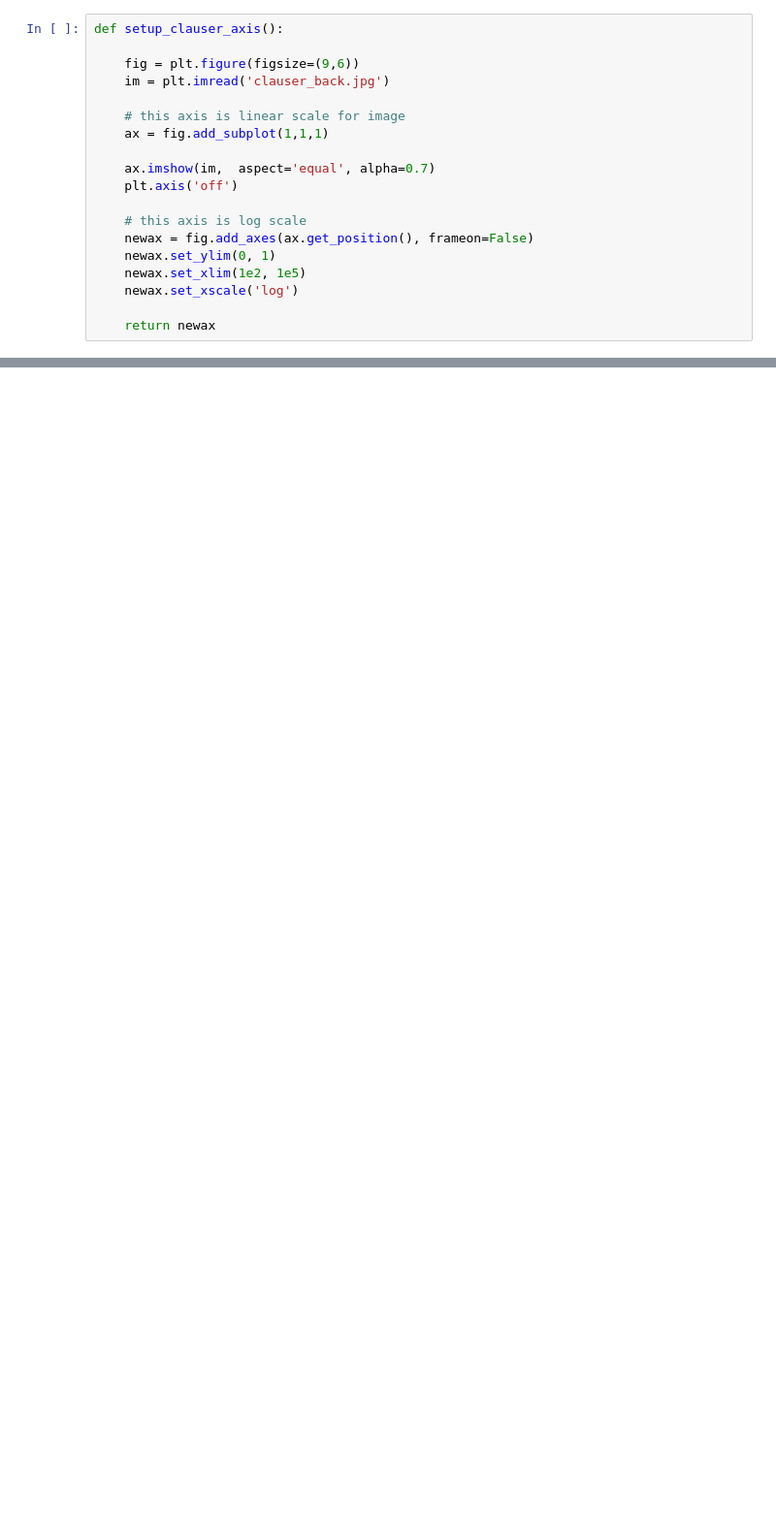
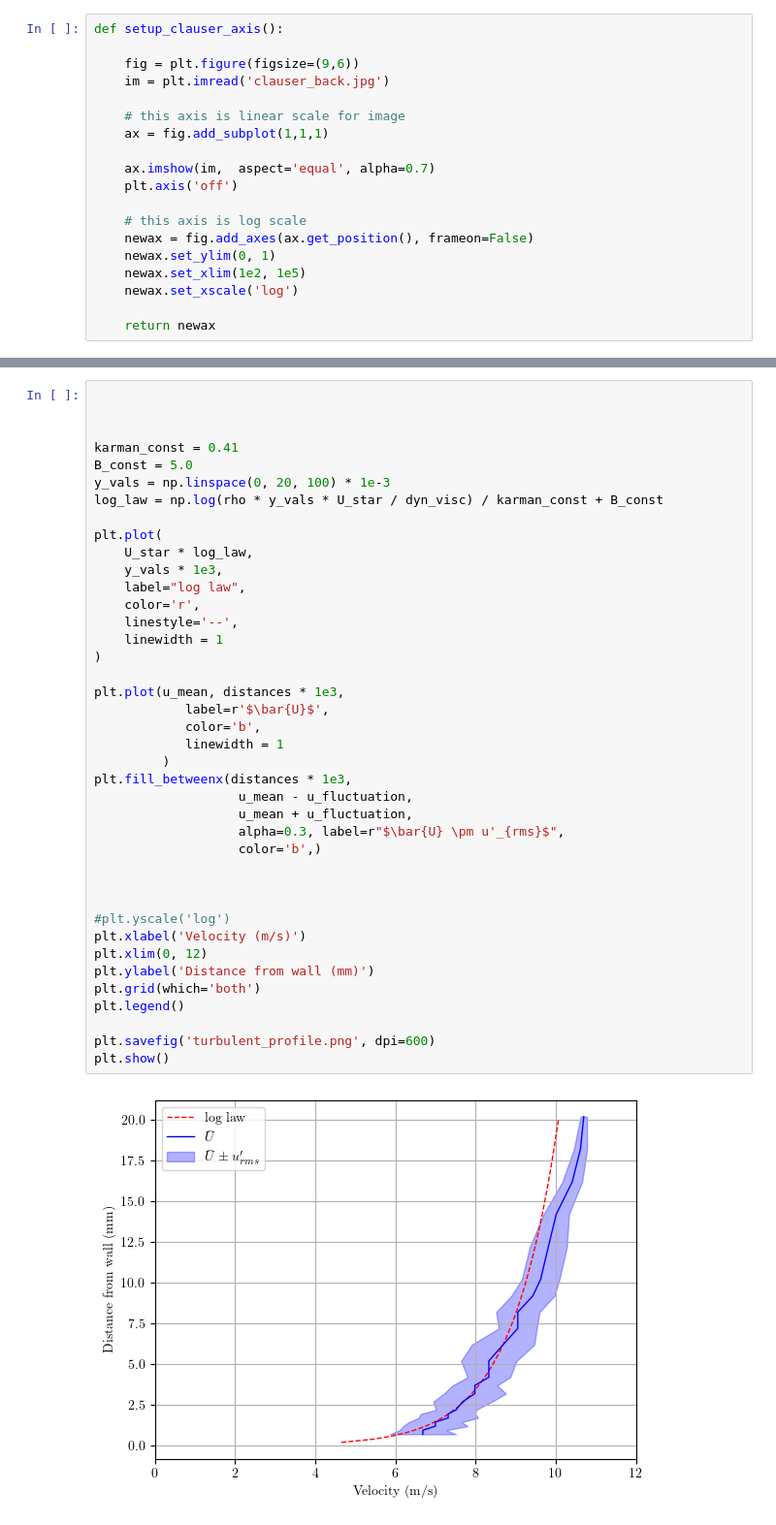
Before and after one commit to lpender3672/MEng-CW, a Jupyter notebook: IIA/3A1/Transition_to_turbulence/analysis.ipynb, the cells around one changed output, grey strips where cells are left out. Shown at 97% size. Saved outputs shown, nothing was run; the diff lists cells and outputs as text; blank space fills up the shorter version.

```diff
--- a/IIA/3A1/Transition_to_turbulence/analysis.ipynb
+++ b/IIA/3A1/Transition_to_turbulence/analysis.ipynb
@@ -129,3 +130,45 @@ plt.show()
+# %%
+
+
+
+karman_const = 0.41
+B_const = 5.0
+y_vals = np.linspace(0, 20, 100) * 1e-3
+log_law = np.log(rho * y_vals * U_star / dyn_visc) / karman_const + B_const
+
+plt.plot(
+    U_star * log_law,
+    y_vals * 1e3,
+    label="log law",
+    color='r',
+    linestyle='--',
+    linewidth = 1
+)
+
+plt.plot(u_mean, distances * 1e3,
+            label=r'$\bar{U}$',
+            color='b',
+            linewidth = 1
+         )
+plt.fill_betweenx(distances * 1e3,
+                   u_mean - u_fluctuation,
+                   u_mean + u_fluctuation,
+                   alpha=0.3, label=r"$\bar{U} \pm u'_{rms}$",
+                   color='b',)
+
+
+
+#plt.yscale('log')
+plt.xlabel('Velocity (m/s)')
+plt.xlim(0, 12)
+plt.ylabel('Distance from wall (mm)')
+plt.grid(which='both')
+plt.legend()
+
+plt.savefig('turbulent_profile.png', dpi=600)
+plt.show()
+# %% [output]
+[figure, added]
 # %%
 
 ReD_lam = np.logspace(2, 4, 1000)
```
Also changed, not shown: parts of 5 cells of this notebook, 9 other files.
